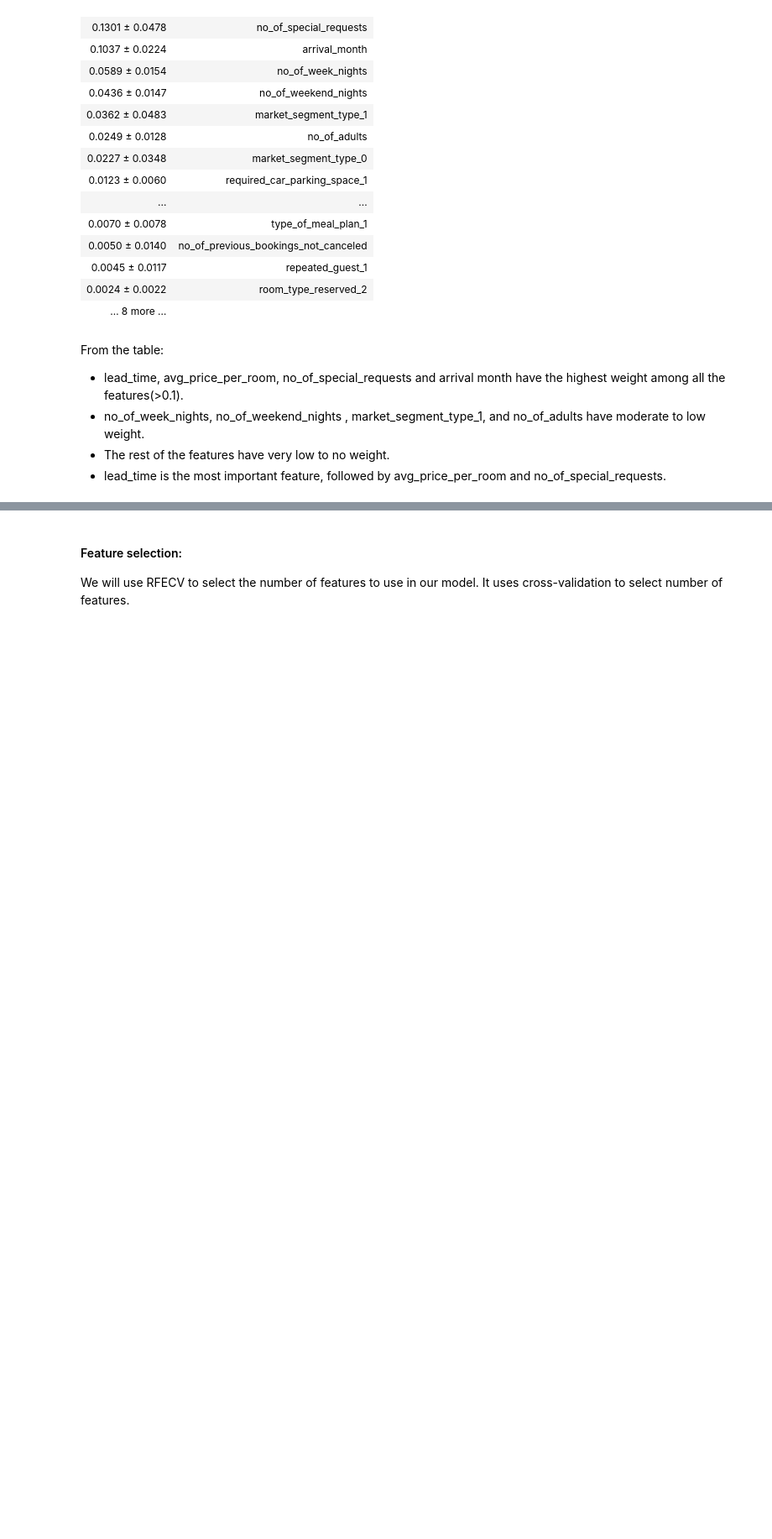
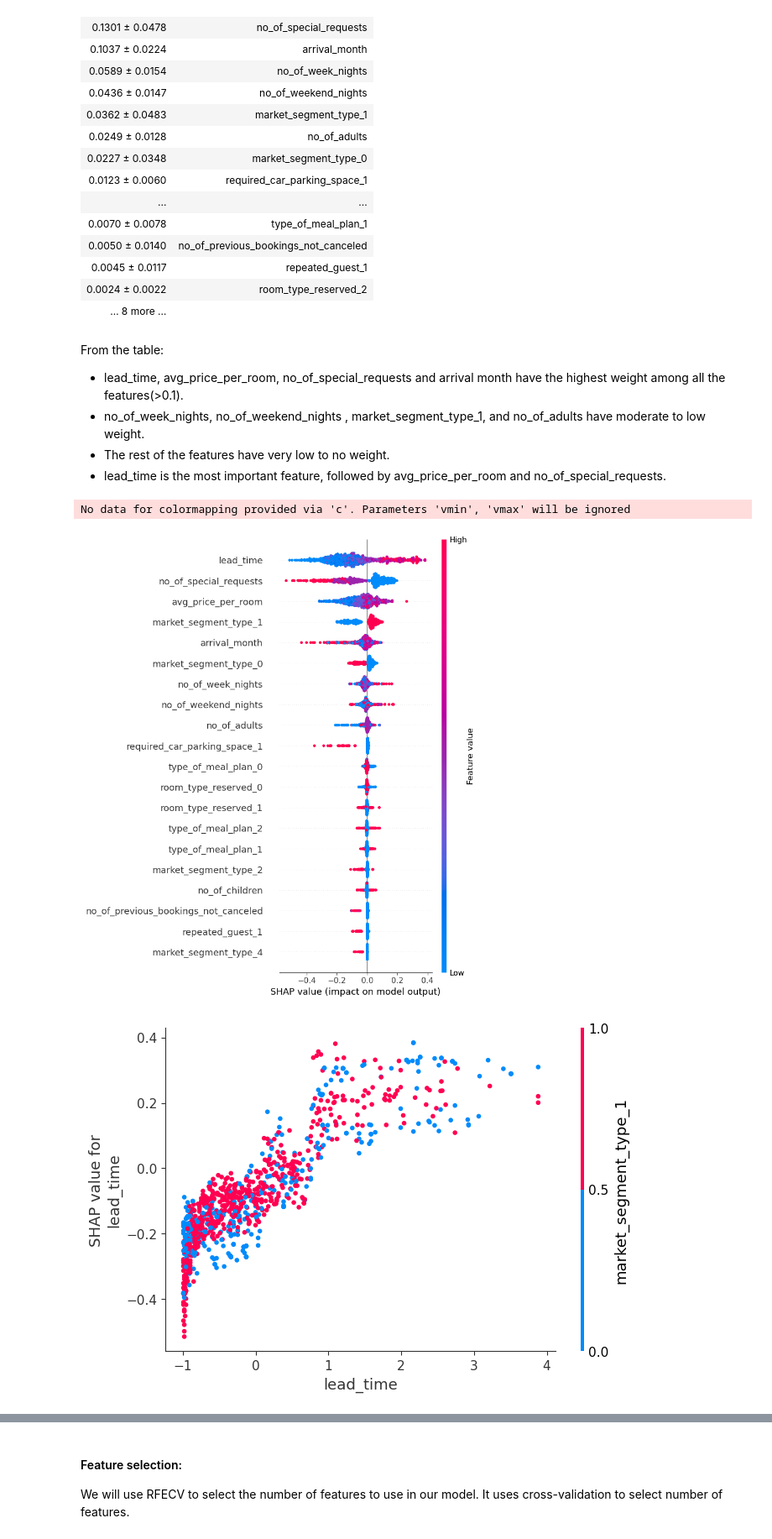
Before and after one commit to 4rnab20/Hotel-confirmation, a Jupyter notebook: hotel confimation.ipynb, the cells around one changed output, grey strips where cells are left out. Shown at 84% size. Drawn from its saved outputs; the diff is of its cells as text; code cells hidden in the pictures; blank space fills up the shorter version.

```diff
--- a/hotel confimation.ipynb
+++ b/hotel confimation.ipynb
@@ -363,3 +364,15 @@ From the table:
 * no_of_week_nights, no_of_weekend_nights , market_segment_type_1, and no_of_adults have moderate to low weight.
 * The rest of the features have very low to no weight.
 * lead_time is the most important feature, followed by avg_price_per_room and no_of_special_requests.
+# %%
+pp_df = pd.DataFrame(X_train_pp, columns=column_names)
+rf_explainer = shap.TreeExplainer(pipe_rf.named_steps["randomforestclassifier"])
+train_rf_shap_values = rf_explainer.shap_values(pp_df.sample(n=1000, random_state = 111)) # choosing only 1000 samples c
+# %%
+shap.summary_plot(train_rf_shap_values[1], pp_df.sample(n=1000, random_state = 111))
+shap.dependence_plot("lead_time", train_rf_shap_values[1], pp_df.sample(n=1000, random_state = 111))
+shap.dependence_plot("avg_price_per_room", train_rf_shap_values[1], pp_df.sample(n=1000, random_state = 111))
+# %% [output]
+No data for colormapping provided via 'c'. Parameters 'vmin', 'vmax' will be ignored
+[figure, added]
+[figure, added]
```
Also changed, not shown: parts of 21 cells of this notebook.
